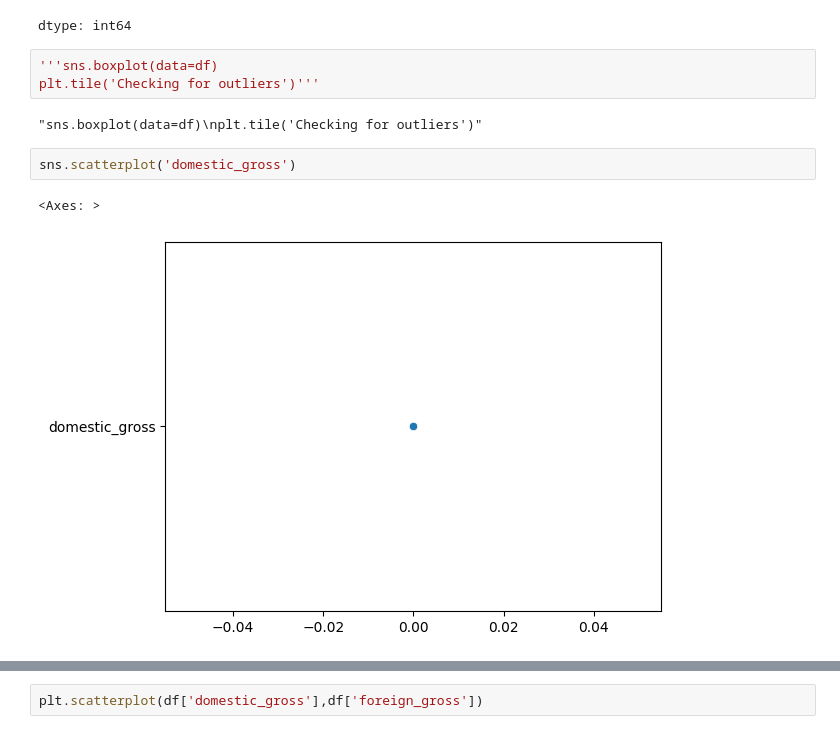
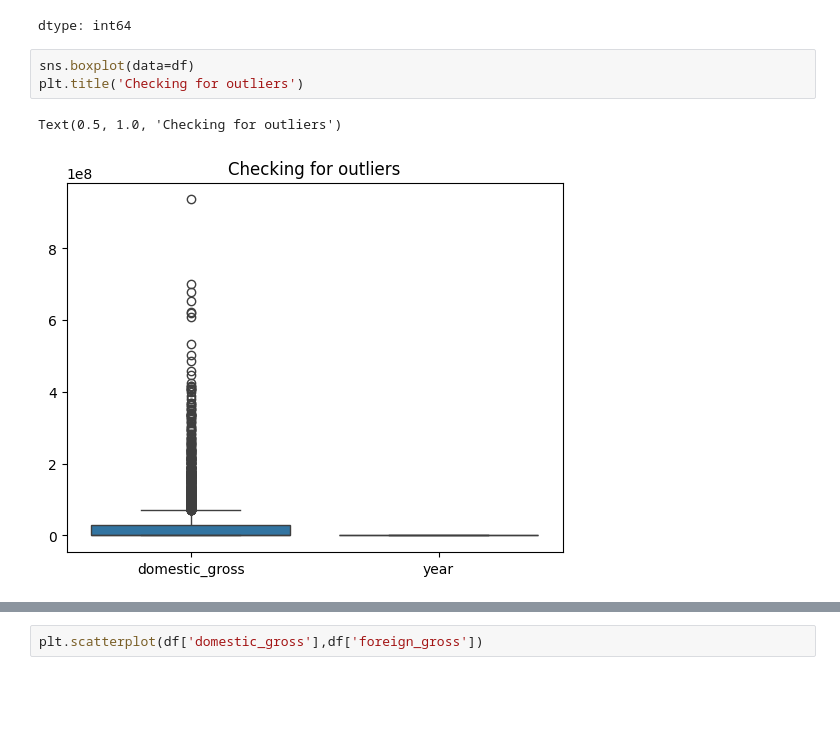
Before and after one commit to mading225/dsc-git-intro, a Jupyter notebook: Untitled8.ipynb, the cells around one changed output, grey strips where cells are left out. Cells and saved outputs as stored; diff of their text form; blank space fills up the shorter version.

```diff
--- a/Untitled8.ipynb
+++ b/Untitled8.ipynb
@@ -188,12 +188,8 @@ df.nunique()
 | year | 9 |
 dtype: int64
 # %%
-'''sns.boxplot(data=df)
-plt.tile('Checking for outliers')'''
+sns.boxplot(data=df)
+plt.title('Checking for outliers')
 # %% [output]
-"sns.boxplot(data=df)\nplt.tile('Checking for outliers')"
+Text(0.5, 1.0, 'Checking for outliers')
+[figure, added]
-# %%
-sns.scatterplot('domestic_gross')
-# %% [output]
-<Axes: >
-[figure, removed]
```
Also changed, not shown: parts of 7 cells of this notebook.
